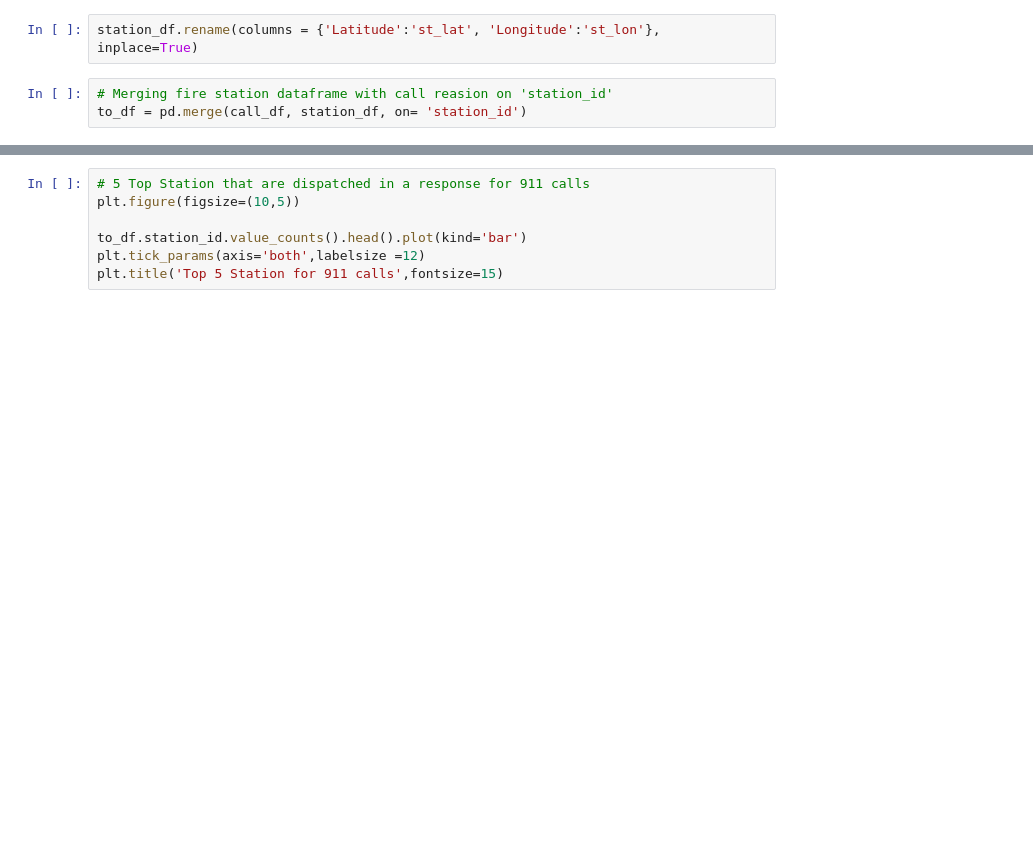
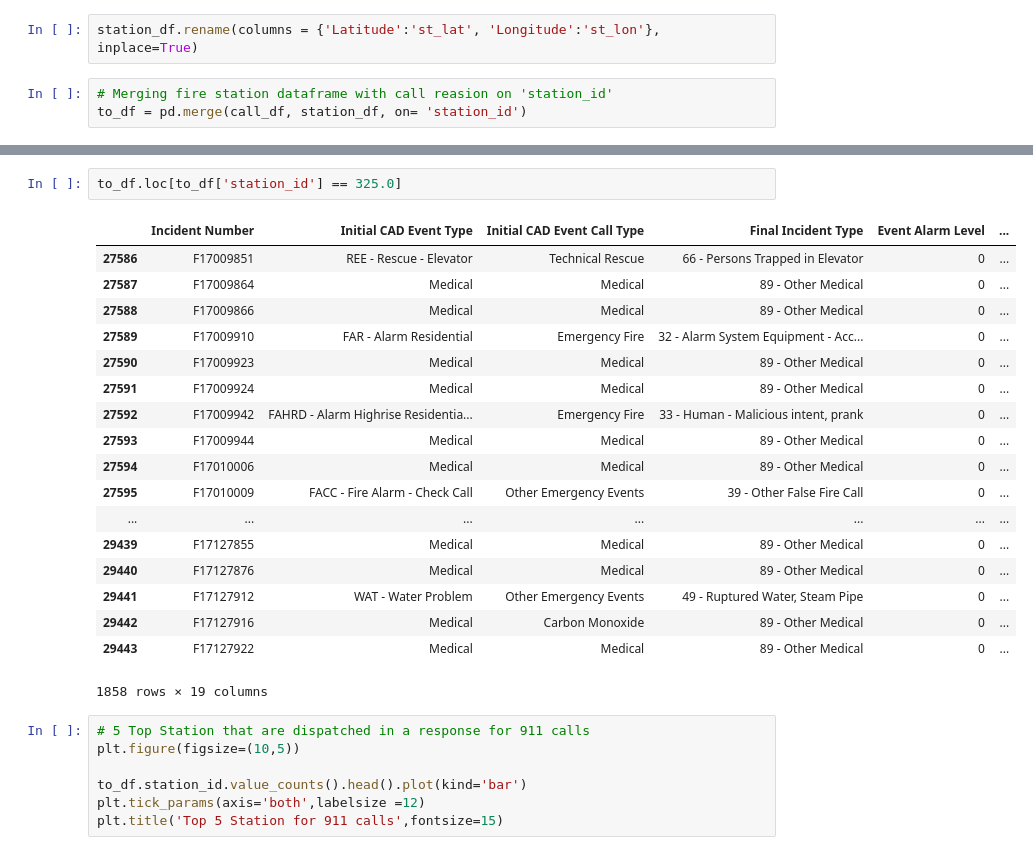
Before and after one commit to kylelee417/Capstone-Project, a Jupyter notebook: project.ipynb, the cells around one changed output, grey strips where cells are left out. Cells and saved outputs as stored; diff of their text form; blank space fills up the shorter version.

```diff
--- a/project.ipynb
+++ b/project.ipynb
@@ -236,3 +216,24 @@ to_df.loc[to_df['Intersection'] == 'Dundas St E / Sherbourne St']
+# %%
+to_df.loc[to_df['station_id'] == 325.0]
+# %% [output]
+|  | Incident Number | Initial CAD Event Type | Initial CAD Event Call Type | Final Incident Type | Event Alarm Level | ... |
+| 27586 | F17009851 | REE - Rescue - Elevator | Technical Rescue | 66 - Persons Trapped in Elevator | 0 | ... |
+| 27587 | F17009864 | Medical | Medical | 89 - Other Medical | 0 | ... |
+| 27588 | F17009866 | Medical | Medical | 89 - Other Medical | 0 | ... |
+| 27589 | F17009910 | FAR - Alarm Residential | Emergency Fire | 32 - Alarm System Equipment - Acc... | 0 | ... |
+| 27590 | F17009923 | Medical | Medical | 89 - Other Medical | 0 | ... |
+| 27591 | F17009924 | Medical | Medical | 89 - Other Medical | 0 | ... |
+| 27592 | F17009942 | FAHRD - Alarm Highrise Residentia... | Emergency Fire | 33 - Human - Malicious intent, prank | 0 | ... |
+| 27593 | F17009944 | Medical | Medical | 89 - Other Medical | 0 | ... |
+| 27594 | F17010006 | Medical | Medical | 89 - Other Medical | 0 | ... |
+| 27595 | F17010009 | FACC - Fire Alarm - Check Call | Other Emergency Events | 39 - Other False Fire Call | 0 | ... |
+| ... | ... | ... | ... | ... | ... | ... |
+| 29439 | F17127855 | Medical | Medical | 89 - Other Medical | 0 | ... |
+| 29440 | F17127876 | Medical | Medical | 89 - Other Medical | 0 | ... |
+| 29441 | F17127912 | WAT - Water Problem | Other Emergency Events | 49 - Ruptured Water, Steam Pipe | 0 | ... |
+| 29442 | F17127916 | Medical | Carbon Monoxide | 89 - Other Medical | 0 | ... |
+| 29443 | F17127922 | Medical | Medical | 89 - Other Medical | 0 | ... |
+1858 rows × 19 columns
 # %%
 # 5 Top Station that are dispatched in a response for 911 calls
 plt.figure(figsize=(10,5))
```
Also changed, not shown: parts of 35 cells of this notebook.
